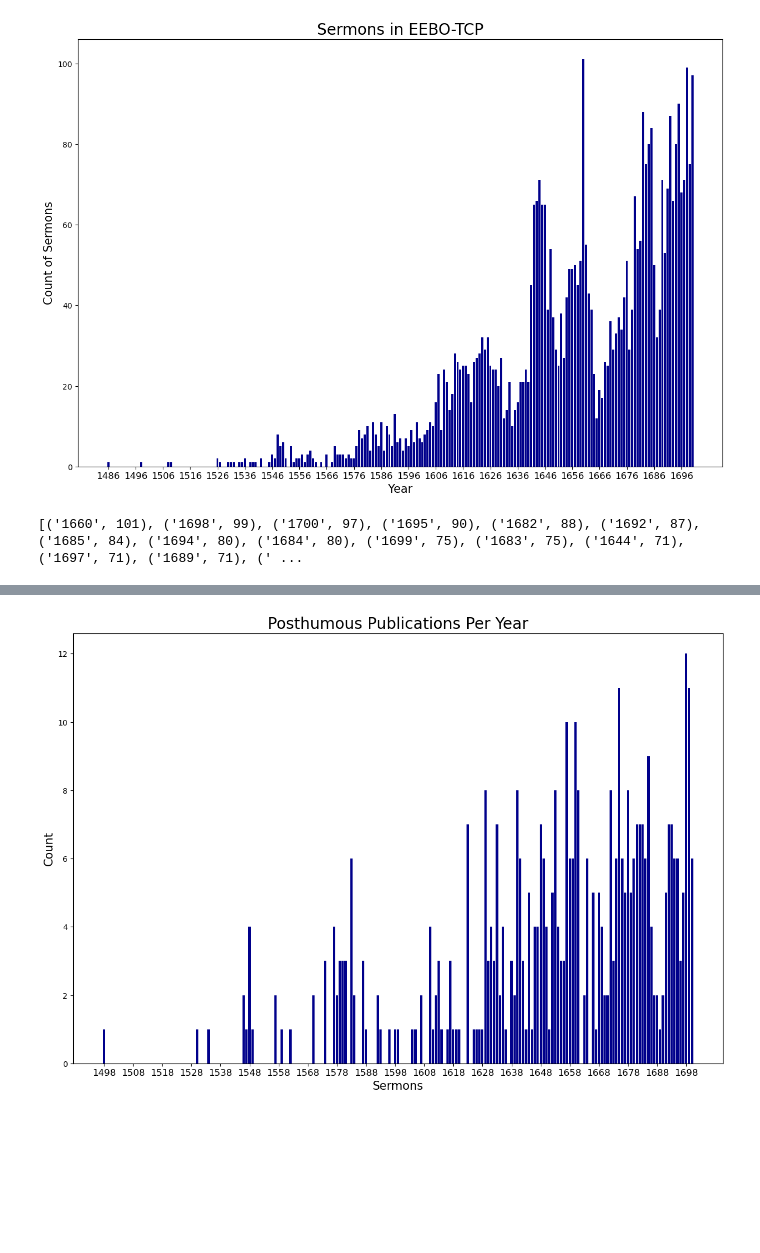
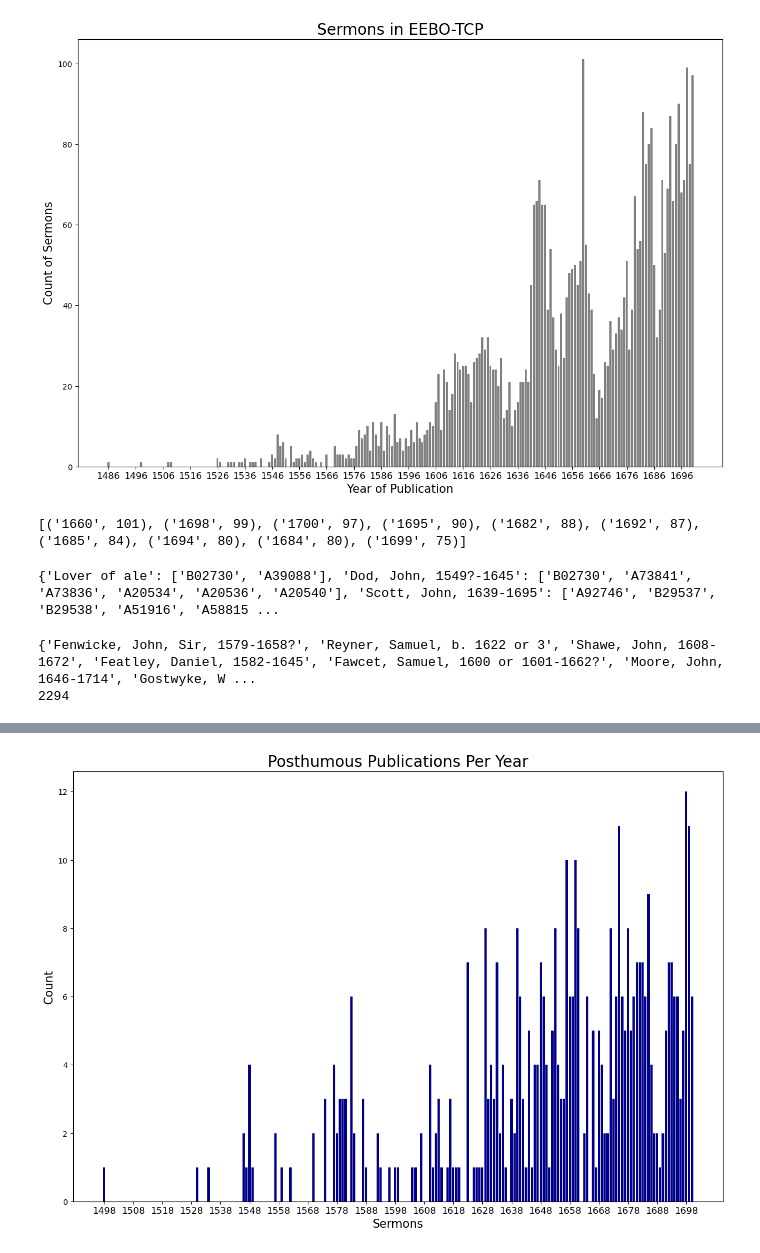
Before and after one commit to amycweng/Early-Modern-Sermons, a Jupyter notebook: notebooks/dates.ipynb, the cells around one changed output, grey strips where cells are left out. Saved outputs shown, nothing was run; the diff lists cells and outputs as text; code cells hidden in the pictures; blank space fills up the shorter version.

```diff
--- a/notebooks/dates.ipynb
+++ b/notebooks/dates.ipynb
@@ -22,20 +23,20 @@ def visualize(x,y,title,xlabel,ylabel,color):
 # %%
 x,y = [],[]
 date_counts = Counter(dates)
 for date in sorted(date_counts):
     if "?" in date: continue
     if "-" in date:
         date = date.split("-")[0]
     if int(date) > 1700: continue
     x.append(int(date))
     y.append(date_counts[date])
-visualize(x,y,'Sermons in EEBO-TCP','Year','Count of Sermons','darkblue')
+visualize(x,y,'Sermons in EEBO-TCP','Year of Publication','Count of Sermons','grey')
 # %% [output]
-[figure, old version]
+[figure, new version]
 # %%
-print(Counter(dates).most_common(n=25))
+print(Counter(dates).most_common(n=10))
 # %% [output]
-[('1660', 101), ('1698', 99), ('1700', 97), ('1695', 90), ('1682', 88), ('1692', 87), ('1685', 84), ('1694', 80), ('1684', 80), ('1699', 75), ('1683', 75), ('1644', 71), ('1697', 71), ('1689', 71), (' ...
+[('1660', 101), ('1698', 99), ('1700', 97), ('1695', 90), ('1682', 88), ('1692', 87), ('1685', 84), ('1694', 80), ('1684', 80), ('1699', 75)]
 # %%
 posthumous = defaultdict(list)
 within = defaultdict(list)
@@ -67,0 +99,11 @@ for idx, tcpID in enumerate(sermons):
+# %%
+print(aut_tcpIDs)
+# %% [output]
+{'Lover of ale': ['B02730', 'A39088'], 'Dod, John, 1549?-1645': ['B02730', 'A73841', 'A73836', 'A20534', 'A20536', 'A20540'], 'Scott, John, 1639-1695': ['A92746', 'B29537', 'B29538', 'A51916', 'A58815 ...
+# %%
+unique_aut = set([_ for _ in all_aut if not re.search(r'engraver|publisher|ed.',_)])
+print(unique_aut)
+print(len(unique_aut))
+# %% [output]
+{'Fenwicke, John, Sir, 1579-1658?', 'Reyner, Samuel, b. 1622 or 3', 'Shawe, John, 1608-1672', 'Featley, Daniel, 1582-1645', 'Fawcet, Samuel, 1600 or 1601-1662?', 'Moore, John, 1646-1714', 'Gostwyke, W ...
+2294
```
Also changed, not shown: parts of 6 cells of this notebook, 24 other files.
